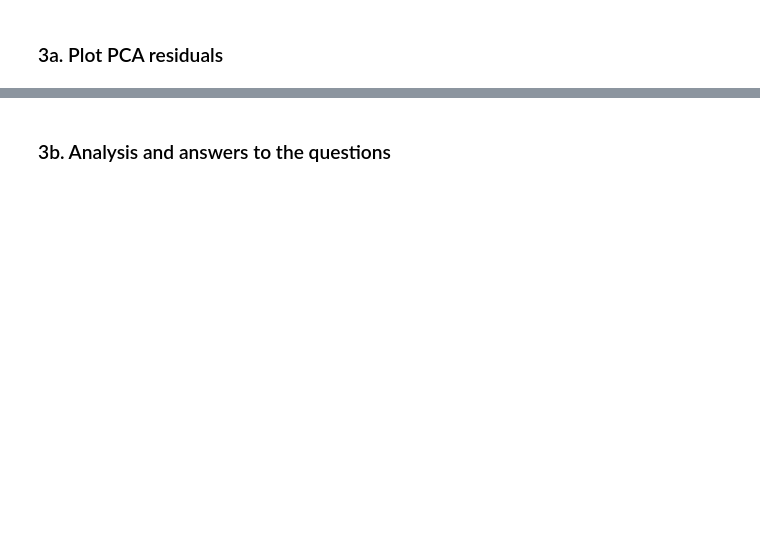
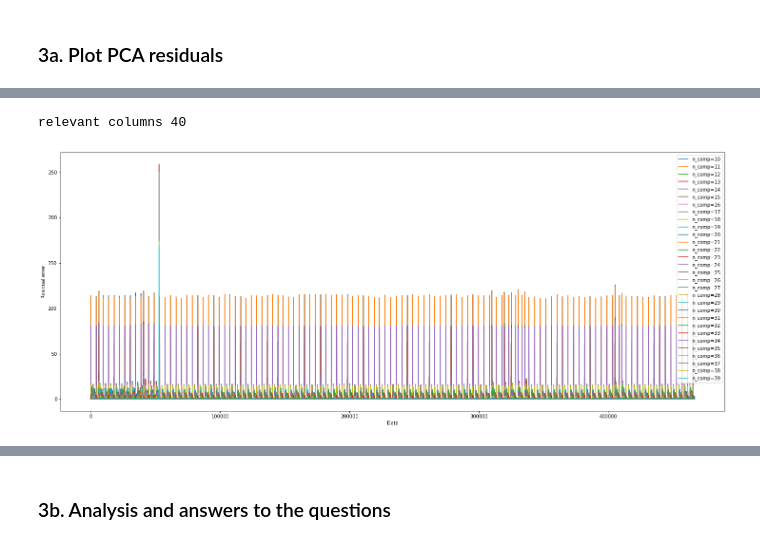
Before and after one commit to kponichtera/cs4035-cda, a Jupyter notebook: lab2/pca_reg.ipynb, the cells around one changed output, grey strips where cells are left out. Saved outputs shown, nothing was run; the diff lists cells and outputs as text; code cells hidden in the pictures; blank space fills up the shorter version.

```diff
--- a/lab2/pca_reg.ipynb
+++ b/lab2/pca_reg.ipynb
@@ -319,0 +236,19 @@ df_predictons.to_csv('data/submission.csv', index=False)
+# %%
+df_train = df_scaled.copy()[30000:]
+df_train = df_train.reset_index(drop=True)
+print('relevant columns', len(df_train.columns))
+# now repeat the experiment with various number of components
+max_height = 100
+plt.figure(figsize=[25,10])
+for i in range(10,len(df_train.columns)):
+    _, res = apply_pca(df_train, i)
+    # scale residuals
+    #res = [max_height if x > max_height else x for x in res]
+    plt.plot(res, label='n_comp=' + str(i))
+plt.xlabel('Data')
+plt.ylabel('Residual error')
+plt.legend()
+plt.show()
+# %% [output]
+relevant columns 40
+[figure, added]
```
Also changed, not shown: parts of 31 cells of this notebook.
